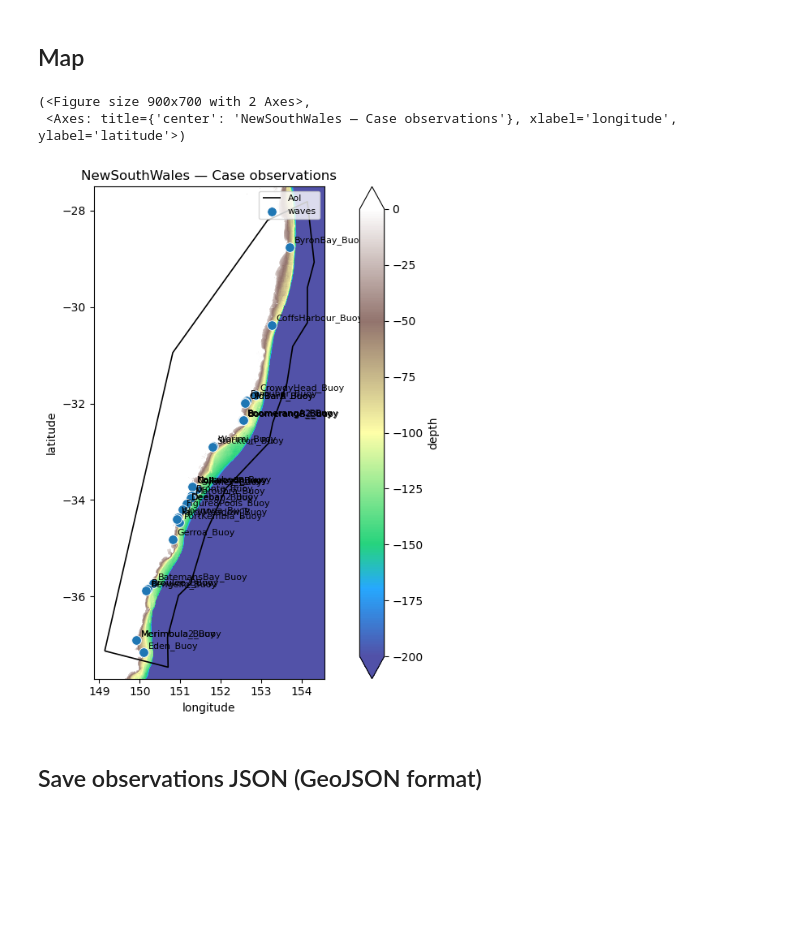
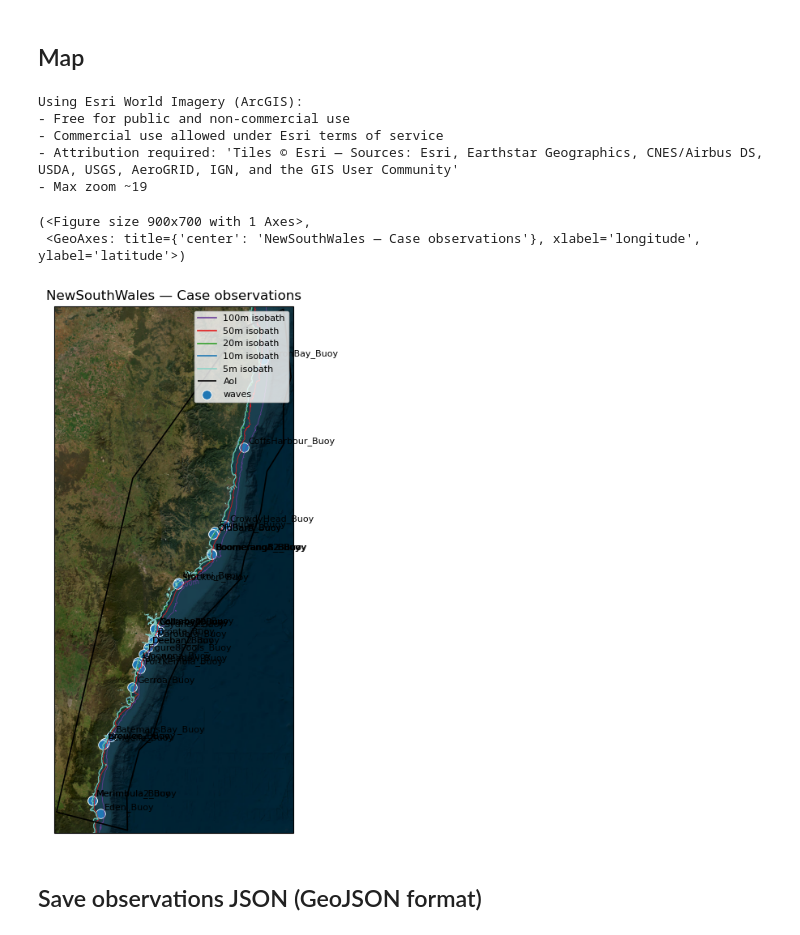
Before and after one commit to GeoOcean/HyGloW, a Jupyter notebook: NewSouthWales/03_Generate_Observations_Configuration.ipynb, the cells around one changed output. Drawn from its saved outputs; the diff is of its cells as text; code cells hidden in the pictures; blank space fills up the shorter version.

Commit message:
[JTH] modify map plots to be more beutiful with satellite on it from bluemath_tk

```diff
--- a/NewSouthWales/03_Generate_Observations_Configuration.ipynb
+++ b/NewSouthWales/03_Generate_Observations_Configuration.ipynb
@@ -396,11 +396,18 @@ preview_df
 # %% [markdown]
 ## Map
 # %%
-plot.plot_case_map(obs.dict_to_gdf(observations), title="Case observations")
+plot.plot_case_map(
+    obs.dict_to_gdf(observations), title="Case observations", show_satellite=True
+)
 # %% [output]
-(<Figure size 900x700 with 2 Axes>,
- <Axes: title={'center': 'NewSouthWales — Case observations'}, xlabel='longitude', ylabel='latitude'>)
+Using Esri World Imagery (ArcGIS):
+- Free for public and non-commercial use
+- Commercial use allowed under Esri terms of service
+- Attribution required: 'Tiles © Esri — Sources: Esri, Earthstar Geographics, CNES/Airbus DS, USDA, USGS, AeroGRID, IGN, and the GIS User Community'
+- Max zoom ~19
+(<Figure size 900x700 with 1 Axes>,
+ <GeoAxes: title={'center': 'NewSouthWales — Case observations'}, xlabel='longitude', ylabel='latitude'>)
-[figure, old version]
+[figure, new version]
 # %% [markdown]
 ## Save observations JSON (GeoJSON format)
 # %%
```
Also changed, not shown: 13 other files.
